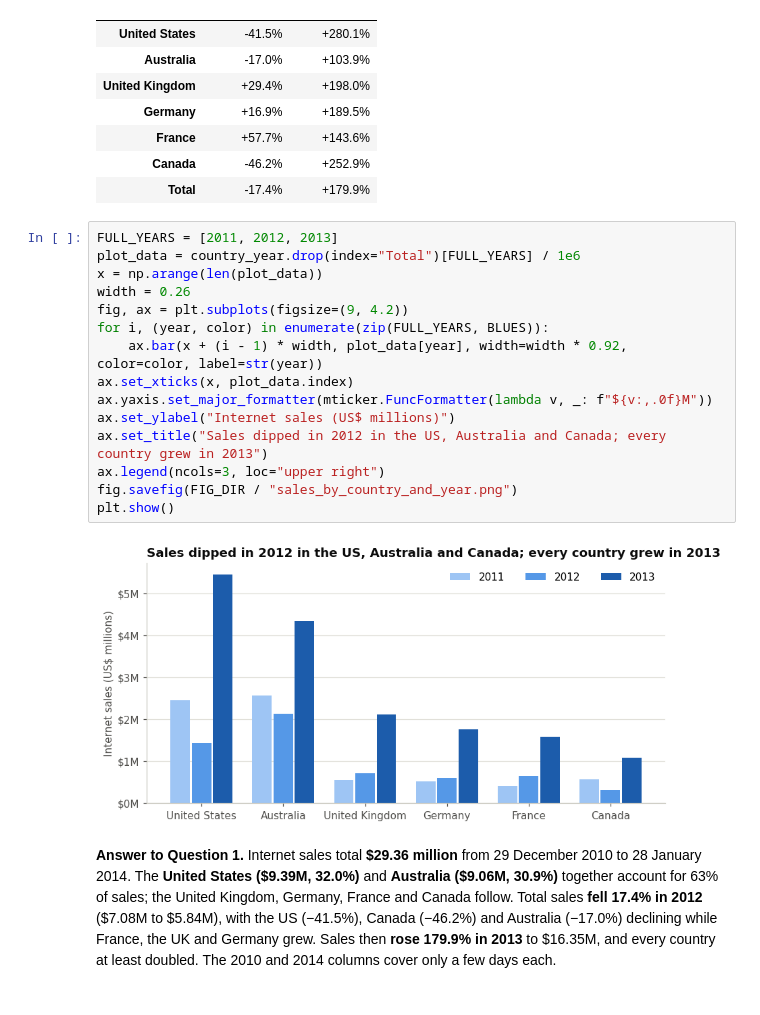
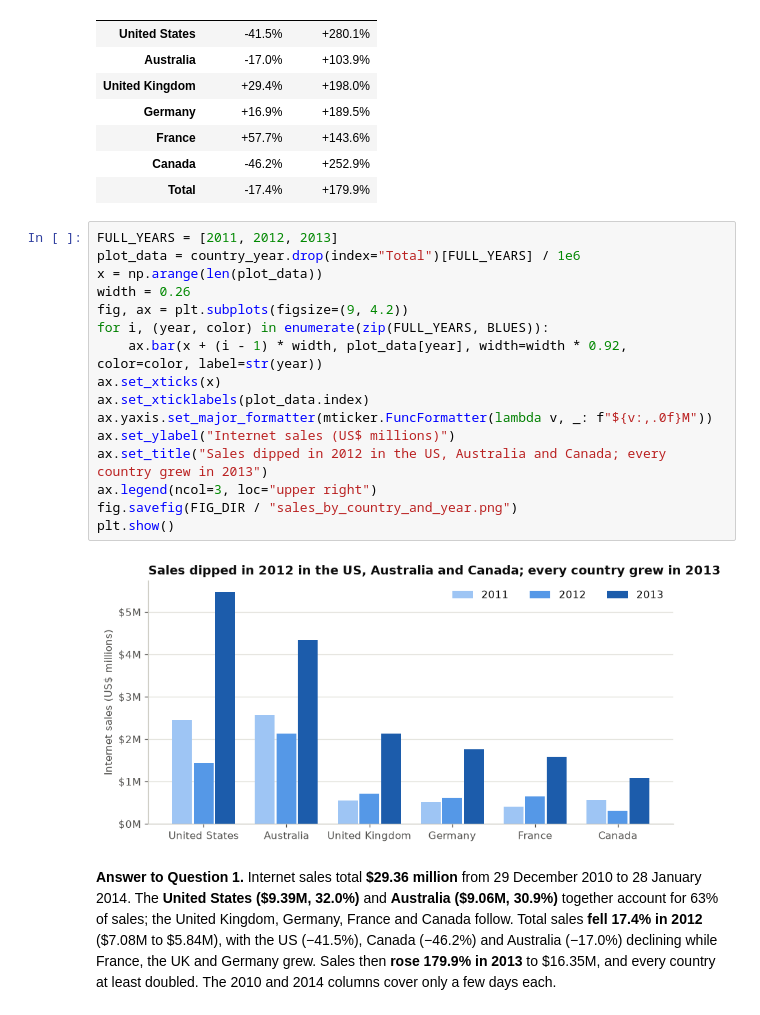
Before and after one commit to Shibainulove/6070-001-202630, a Jupyter notebook: Assignments/Second/Case_Study_2_Internet_Sales_Qingan_Xu.ipynb, the cells around one changed output. Drawn from its saved outputs; the diff is of its cells as text.

```diff
--- a/Assignments/Second/Case_Study_2_Internet_Sales_Qingan_Xu.ipynb
+++ b/Assignments/Second/Case_Study_2_Internet_Sales_Qingan_Xu.ipynb
@@ -333,20 +365,21 @@ growth.style.format("{:+.1%}")
 # %%
 FULL_YEARS = [2011, 2012, 2013]
 plot_data = country_year.drop(index="Total")[FULL_YEARS] / 1e6
 x = np.arange(len(plot_data))
 width = 0.26
 fig, ax = plt.subplots(figsize=(9, 4.2))
 for i, (year, color) in enumerate(zip(FULL_YEARS, BLUES)):
     ax.bar(x + (i - 1) * width, plot_data[year], width=width * 0.92, color=color, label=str(year))
-ax.set_xticks(x, plot_data.index)
+ax.set_xticks(x)
+ax.set_xticklabels(plot_data.index)
 ax.yaxis.set_major_formatter(mticker.FuncFormatter(lambda v, _: f"${v:,.0f}M"))
 ax.set_ylabel("Internet sales (US$ millions)")
 ax.set_title("Sales dipped in 2012 in the US, Australia and Canada; every country grew in 2013")
-ax.legend(ncols=3, loc="upper right")
+ax.legend(ncol=3, loc="upper right")
 fig.savefig(FIG_DIR / "sales_by_country_and_year.png")
 plt.show()
 # %% [output]
-[figure, old version]
+[figure, new version]
 # %% [markdown]
 **Answer to Question 1.** Internet sales total **\$29.36 million** from 29 December 2010 to 28 January 2014. The **United States (\$9.39M, 32.0%)** and **Australia (\$9.06M, 30.9%)** together account for 63% of sales; the United Kingdom, Germany, France and Canada follow. Total sales **fell 17.4% in 2012** (\$7.08M to \$5.84M), with the US (−41.5%), Canada (−46.2%) and Australia (−17.0%) declining while France, the UK and Germany grew. Sales then **rose 179.9% in 2013** to \$16.35M, and every country at least doubled. The 2010 and 2014 columns cover only a few days each.
 # %% [markdown]
```
Also changed, not shown: parts of 11 cells of this notebook, 7 other files.
